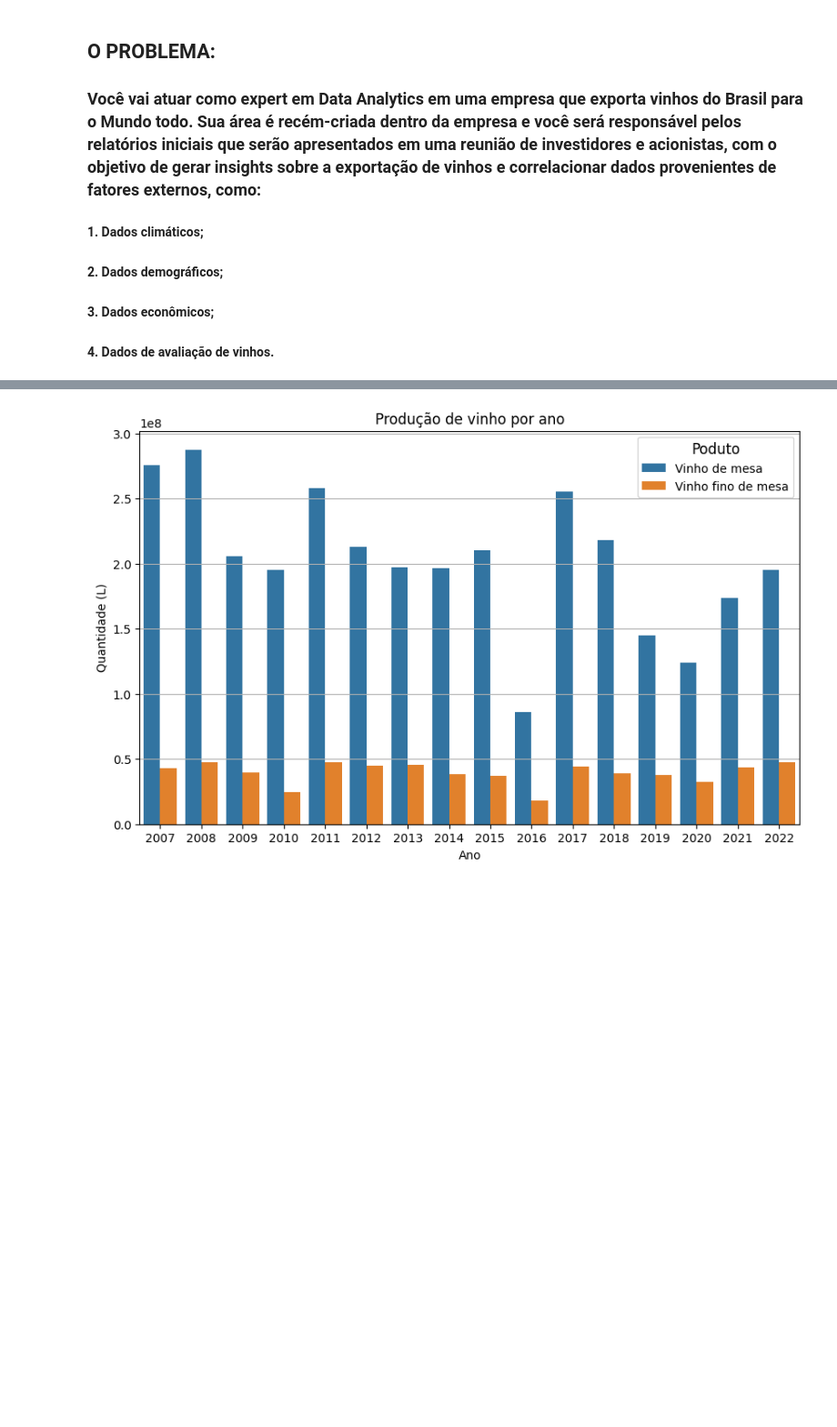
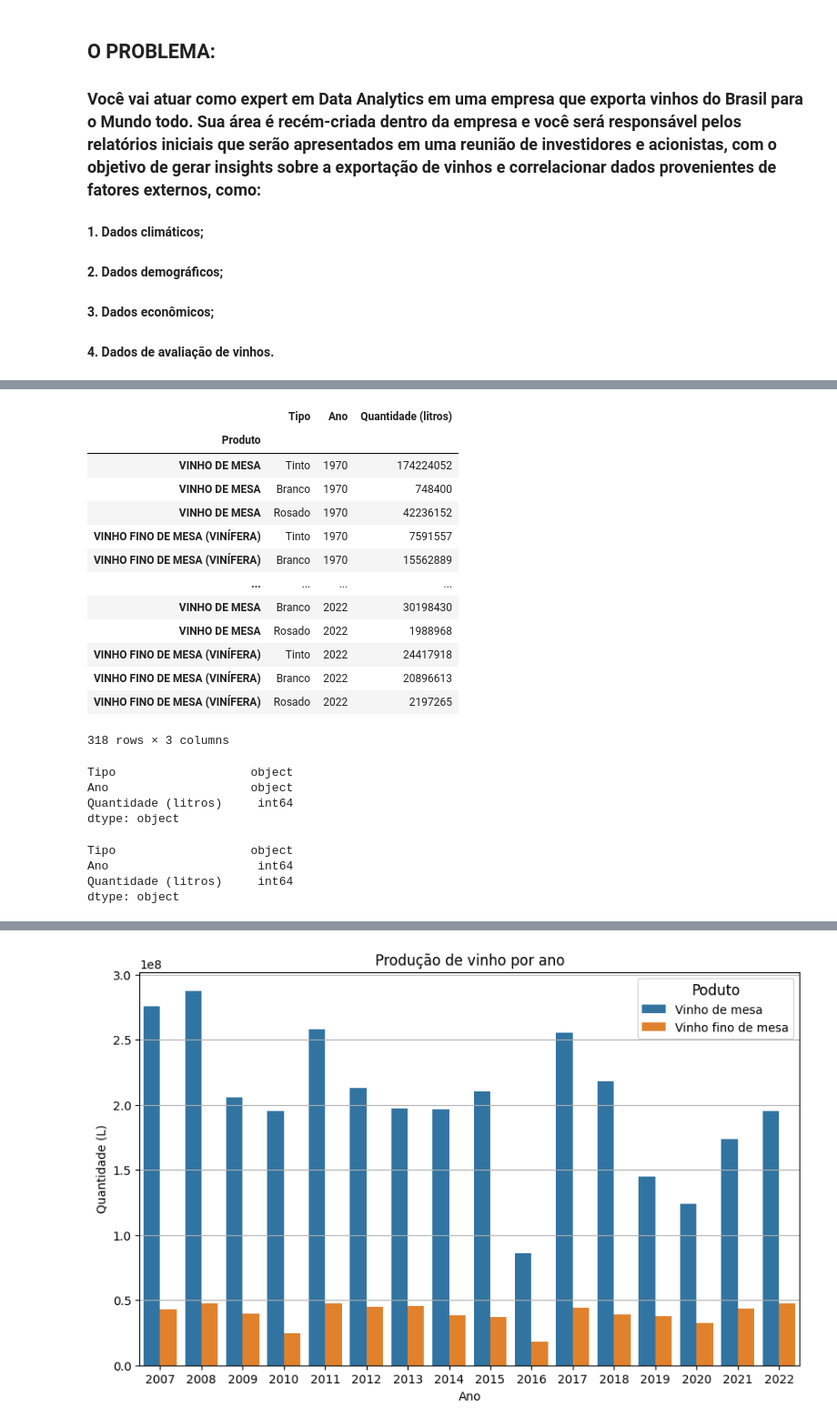
Before and after one commit to thedatascientistichub/FIAP--Pos-Data-Analytics---Fase-1, a Jupyter notebook: Fase 1 - Tech Challenge - Data Analytics.ipynb, the cells around one changed output, grey strips where cells are left out. Shown: that part at 91% size. Cells and saved outputs as stored; diff of their text form; code cells hidden in the pictures; blank space fills up the shorter version.

```diff
--- a/Fase 1 - Tech Challenge - Data Analytics.ipynb
+++ b/Fase 1 - Tech Challenge - Data Analytics.ipynb
@@ -151,0 +73,11 @@ plt.show()
+# %%
+# variável ano definida pelas colunas da df_producao
+ano = df_producao.columns
+
+# Aplicação do .melt para definição de Ano, Quantidade (litros) e Produto
+df_producao = pd.melt(df_producao, id_vars=['produto'], var_name='Ano', value_name='Quantidade (litros)')
+
+# produto renomeado para Tipo
+df_producao.rename(columns={'produto': 'Tipo'}, inplace=True)
+
+df_producao.head(8)
@@ -151,0 +112,51 @@ plt.show()
+# %%
+# Criação de agrupamento para os Tipos de vinhos
+agrupamento = [
+    "VINHO DE MESA", "VINHO DE MESA", "VINHO DE MESA", "VINHO FINO DE MESA (VINÍFERA)", "VINHO FINO DE MESA (VINÍFERA)",
+    "VINHO FINO DE MESA (VINÍFERA)"
+    ]
+
+# Número de vezes que a sequência deve ser repetida
+num_repeticoes = len(df_producao) // len(agrupamento)
+
+# Número de vezes necessário para preencher todas as linhas
+df_producao["Produto"] = agrupamento * num_repeticoes
+
+# Setando a coluna Agrupamentos como index
+df_producao = df_producao.set_index('Produto')
+
+df_producao
+# %% [output]
+|  | Tipo | Ano | Quantidade (litros) |
+| Produto |  |  |  |
+| VINHO DE MESA | Tinto | 1970 | 174224052 |
+| VINHO DE MESA | Branco | 1970 | 748400 |
+| VINHO DE MESA | Rosado | 1970 | 42236152 |
+| VINHO FINO DE MESA (VINÍFERA) | Tinto | 1970 | 7591557 |
+| VINHO FINO DE MESA (VINÍFERA) | Branco | 1970 | 15562889 |
+| ... | ... | ... | ... |
+| VINHO DE MESA | Branco | 2022 | 30198430 |
+| VINHO DE MESA | Rosado | 2022 | 1988968 |
+| VINHO FINO DE MESA (VINÍFERA) | Tinto | 2022 | 24417918 |
+| VINHO FINO DE MESA (VINÍFERA) | Branco | 2022 | 20896613 |
+| VINHO FINO DE MESA (VINÍFERA) | Rosado | 2022 | 2197265 |
+318 rows × 3 columns
+# %%
+# Verificando os tipos de cada coluna para realizar filtragem da produção dos últimos 15 anos
+df_producao.dtypes
+# %% [output]
+Tipo                   object
+Ano                    object
+Quantidade (litros)     int64
+dtype: object
+# %%
+# Convertendo a coluna "Ano" para o tipo inteiro
+df_producao['Ano'] = df_producao['Ano'].astype(int)
+
+# Verificando alteração
+df_producao.dtypes
+# %% [output]
+Tipo                   object
+Ano                     int64
+Quantidade (litros)     int64
+dtype: object
```
Also changed, not shown: parts of 26 cells of this notebook.
